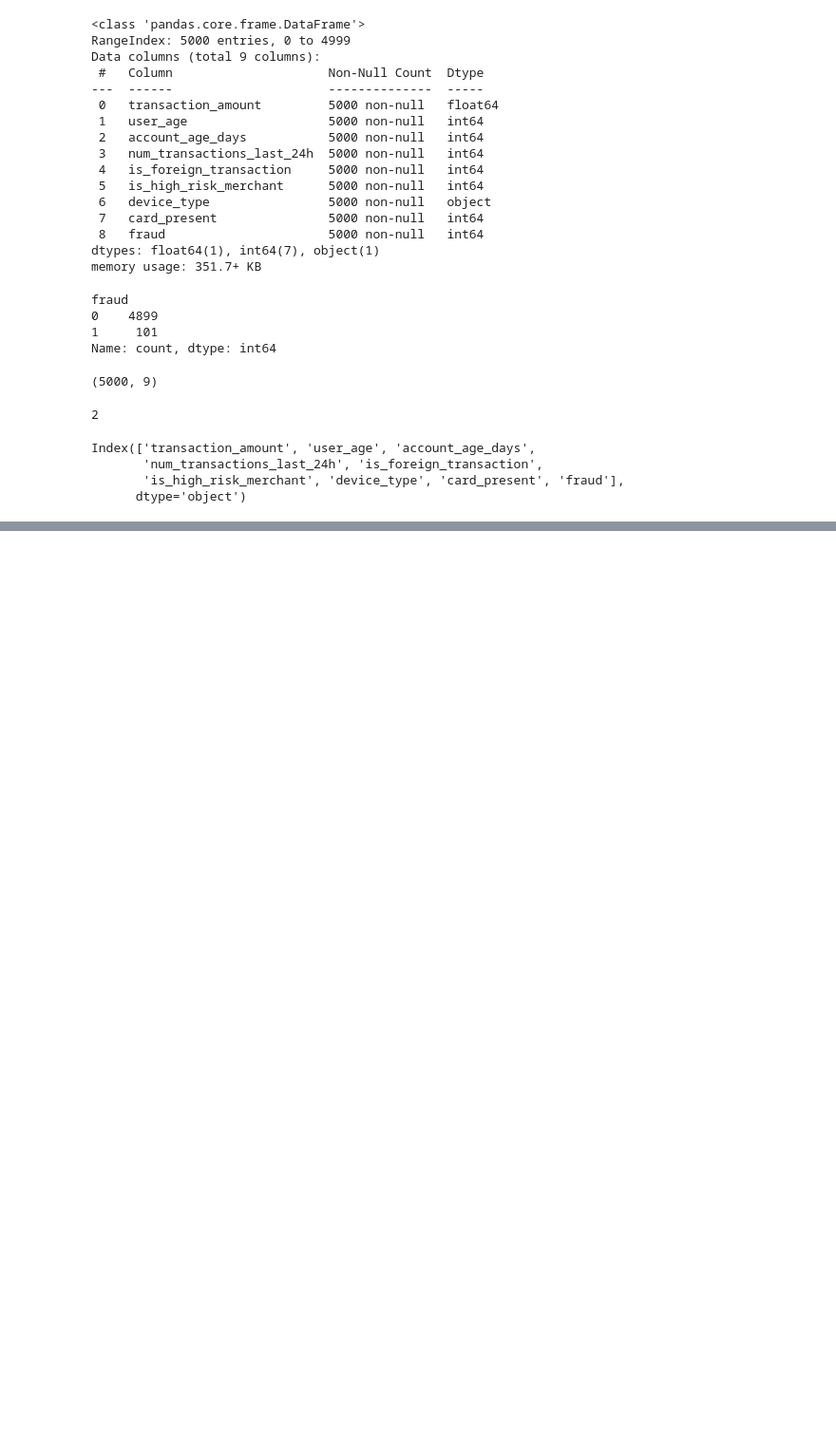
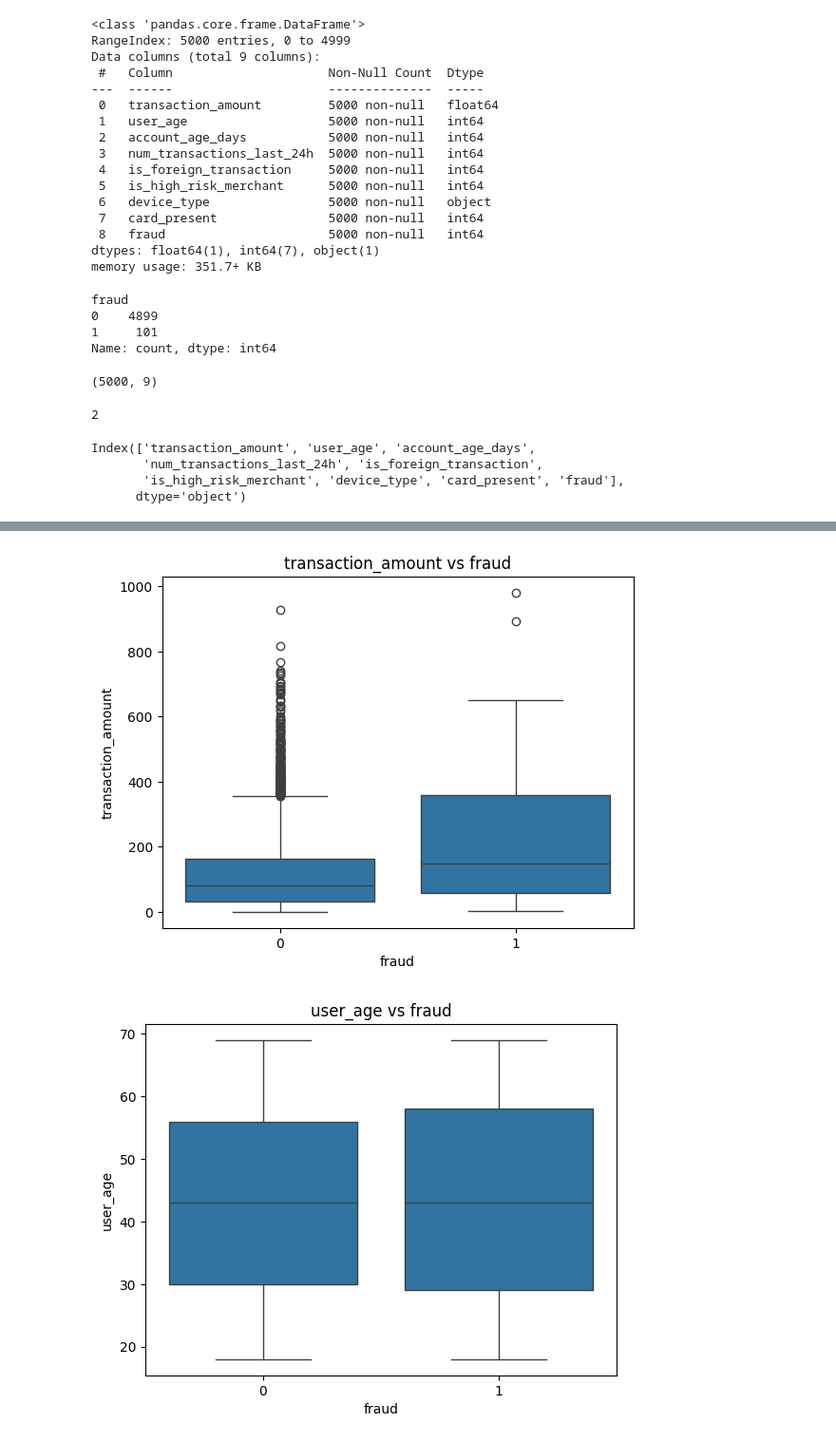
Before and after one commit to Jarad-patrick/Fraud_detection_model, a Jupyter notebook: ml.ipynb, the cells around one changed output, grey strips where cells are left out. Shown at 95% size. Drawn from its saved outputs; the diff is of its cells as text; code cells hidden in the pictures; blank space fills up the shorter version.

Commit message:
:visualizations

```diff
--- a/ml.ipynb
+++ b/ml.ipynb
@@ -83,4 +83,5 @@ Index(['transaction_amount', 'user_age', 'account_age_days',
        'is_high_risk_merchant', 'device_type', 'card_present', 'fraud'],
       dtype='object')
 # %%
-features = ['transaction_amount','user_age','account_age_days','num_transactions_last_24hr','is_foreign_transaction','is_high_risk_merchant','card_present']
+features = ['transaction_amount','user_age','account_age_days','num_transactions_last_24h','is_foreign_transaction','is_high_risk_merchant','card_present']
+df.groupby('fraud')[features].mean()
@@ -86,0 +106,8 @@ features = ['transaction_amount','user_age','account_age_days','num_transactions
+# %%
+for feature in features:
+    sns.boxplot(data=df, x='fraud',y=feature)
+    plt.title(f'{feature} vs fraud')
+    plt.show()
+# %% [output]
+[figure, added]
+[figure, added]
```
Also changed, not shown: parts of 3 cells of this notebook.
